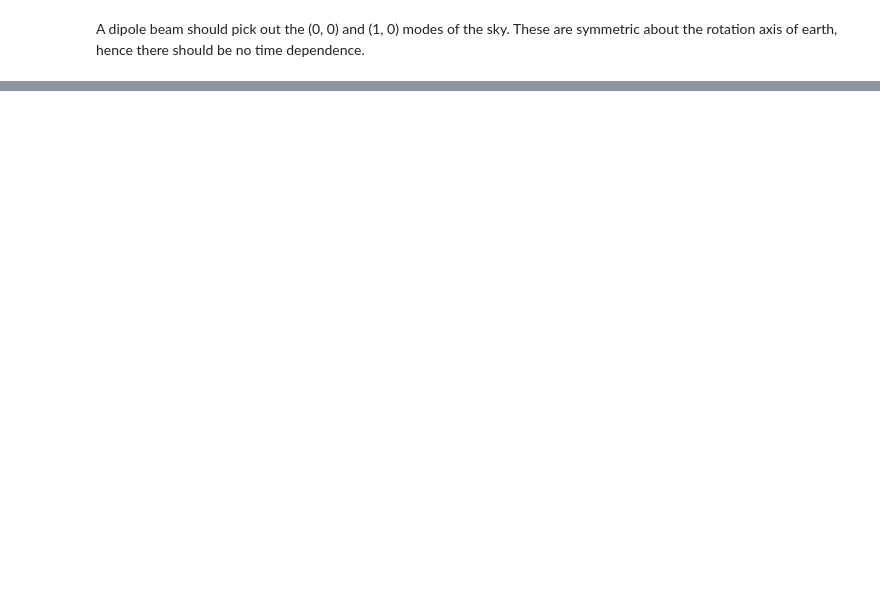
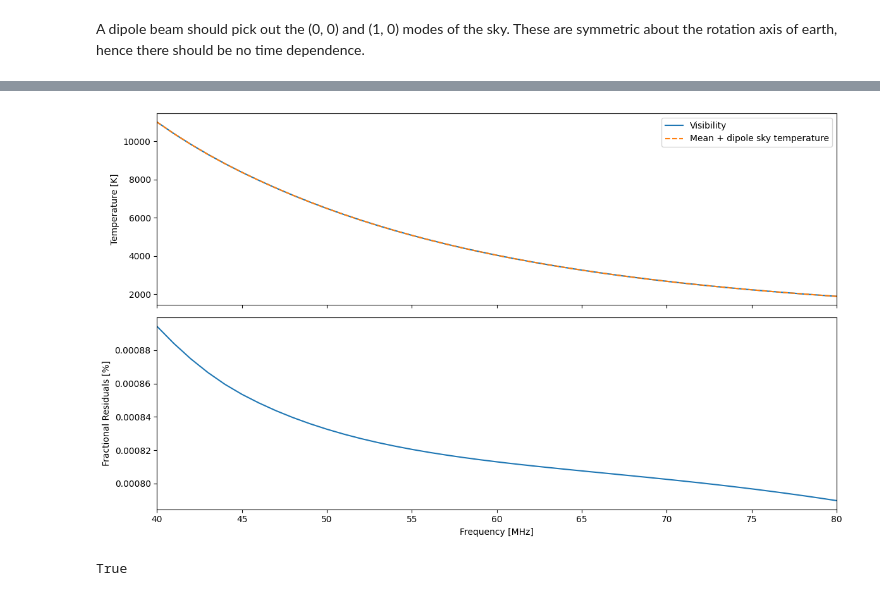
Before and after one commit to christianhbye/croissant, a Jupyter notebook: notebooks/test_analytic_beams.ipynb, the cells around one changed output, grey strips where cells are left out. Cells and saved outputs as stored; diff of their text form; code cells hidden in the pictures; blank space fills up the shorter version.

```diff
--- a/notebooks/test_analytic_beams.ipynb
+++ b/notebooks/test_analytic_beams.ipynb
@@ -127,28 +146,34 @@ np.allclose(sim.waterfall[0], sim.waterfall)  # no change with time
 # %%
 # the visibility is the mean sky + dipole contribution
-dipole_sky = (
-    sim.sky[:, 1, 0].real * sim.beam[:, 1, 0].real
-)  # perceived sky, dot product between sky and beam
-dipole_sky /= sim.beam.total_power  # normalized by beam power
+sky_alm_eq = sim.sky.compute_alm_eq(world=sim.world)
+beam_alm_eq = sim.compute_beam_eq()
+
+dipole_sky = sky_alm_eq[:, 1, sim.lmax] * beam_alm_eq[:, 1, sim.lmax]
+
+dipole_sky /= sim.beam.compute_norm()  # normalized by beam power
 
 fig, axs = plt.subplots(figsize=(12, 7), nrows=2, sharex=True)
-axs[0].plot(sim.frequencies, sim.waterfall[0], label="Visibility")
+axs[0].plot(sim.freqs, vis[0], label="Visibility")
 axs[0].plot(
-    sky.frequencies,
+    sky.freqs,
     mean_sky + dipole_sky,
     ls="--",
     label="Mean + dipole sky temperature",
 )
 axs[0].set_ylabel("Temperature [K]")
 axs[0].legend()
 axs[1].plot(
-    sim.frequencies,
-    (sim.waterfall[0] - (mean_sky + dipole_sky)) / sim.waterfall[0] * 100,
+    sim.freqs,
+    (vis[0] - (mean_sky + dipole_sky)) / vis[0] * 100,
 )
 axs[1].set_ylabel("Fractional Residuals [%]")
 axs[1].set_xlabel("Frequency [MHz]")
-plt.setp(axs, xlim=(sim.frequencies.min(), sim.frequencies.max()))
+plt.setp(axs, xlim=(sim.freqs.min(), sim.freqs.max()))
 plt.tight_layout()
 plt.show()
+# %% [output]
+[figure, added]
 # %%
-np.allclose(sim.waterfall[0], mean_sky + dipole_sky)
+np.allclose(vis[0], mean_sky + dipole_sky)
+# %% [output]
+True
```
Also changed, not shown: parts of 6 cells of this notebook, 1 other file.
